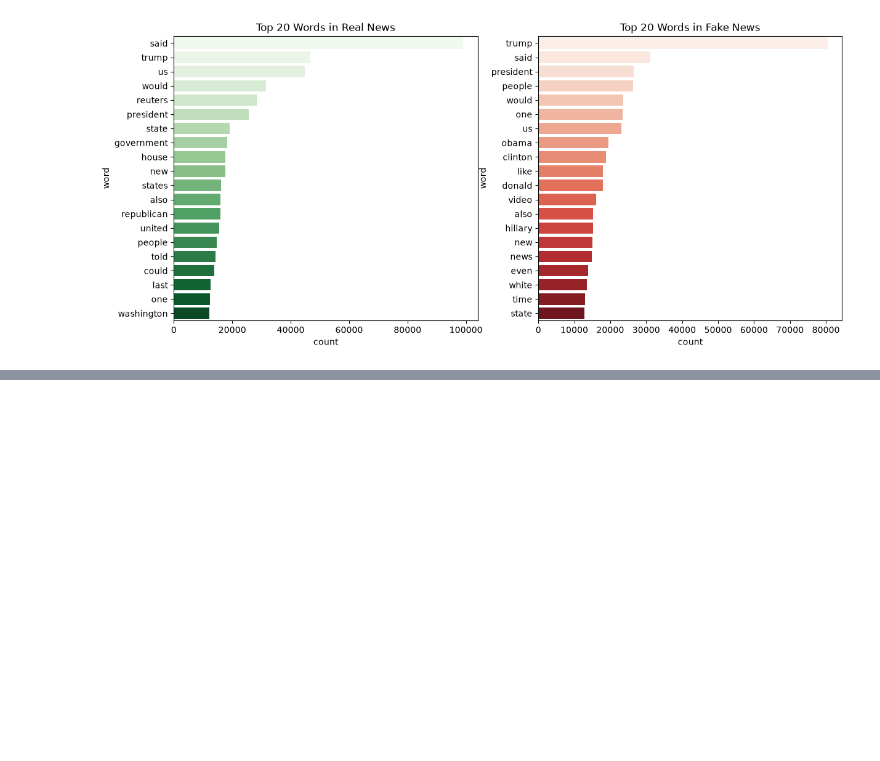
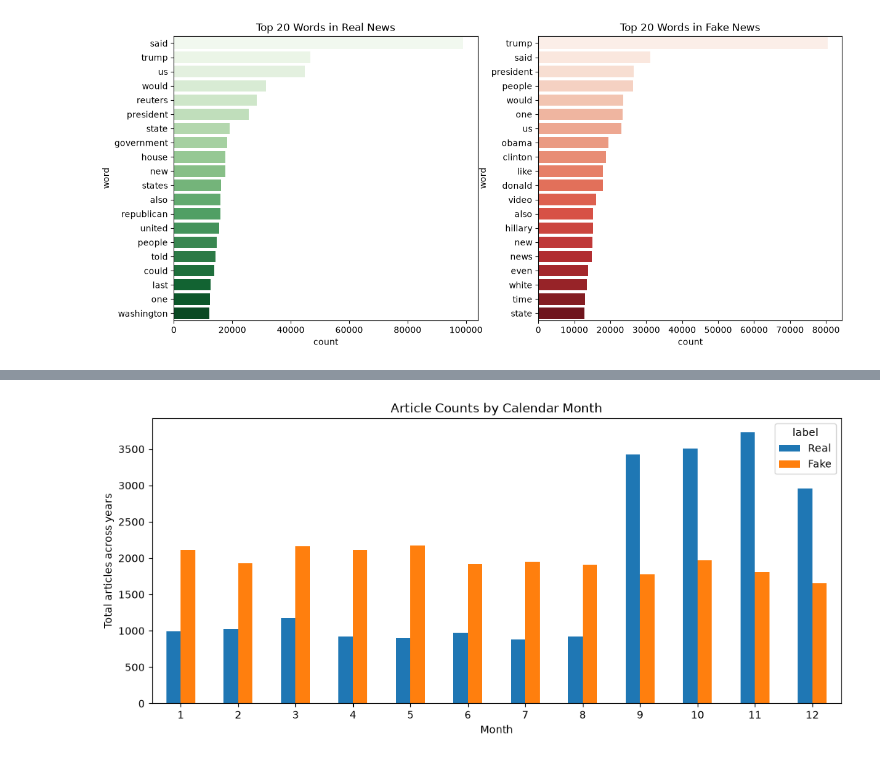
Before and after one commit to dtwiggs/FakeNewsDetection, a Jupyter notebook: FakeNewsDetection.ipynb, the cells around one changed output, grey strips where cells are left out. Saved outputs shown, nothing was run; the diff lists cells and outputs as text; code cells hidden in the pictures; blank space fills up the shorter version.

```diff
--- a/FakeNewsDetection.ipynb
+++ b/FakeNewsDetection.ipynb
@@ -236,0 +360,20 @@ Passing `palette` without assigning `hue` is deprecated and will be removed in v
+# %%
+ts_df['month'] = ts_df['date'].dt.month
+
+seasonality = (
+    ts_df.groupby(['label', 'month'])
+    .size()
+    .unstack(level=0, fill_value=0)
+)
+
+seasonality = seasonality.rename(columns={0: 'Real', 1: 'Fake'})
+
+seasonality.plot(kind='bar', figsize=(12, 5))
+
+plt.title('Article Counts by Calendar Month')
+plt.xlabel('Month')
+plt.ylabel('Total articles across years')
+plt.xticks(rotation=0)
+plt.show()
+# %% [output]
+[figure, added]
```
Also changed, not shown: parts of 13 cells of this notebook.
